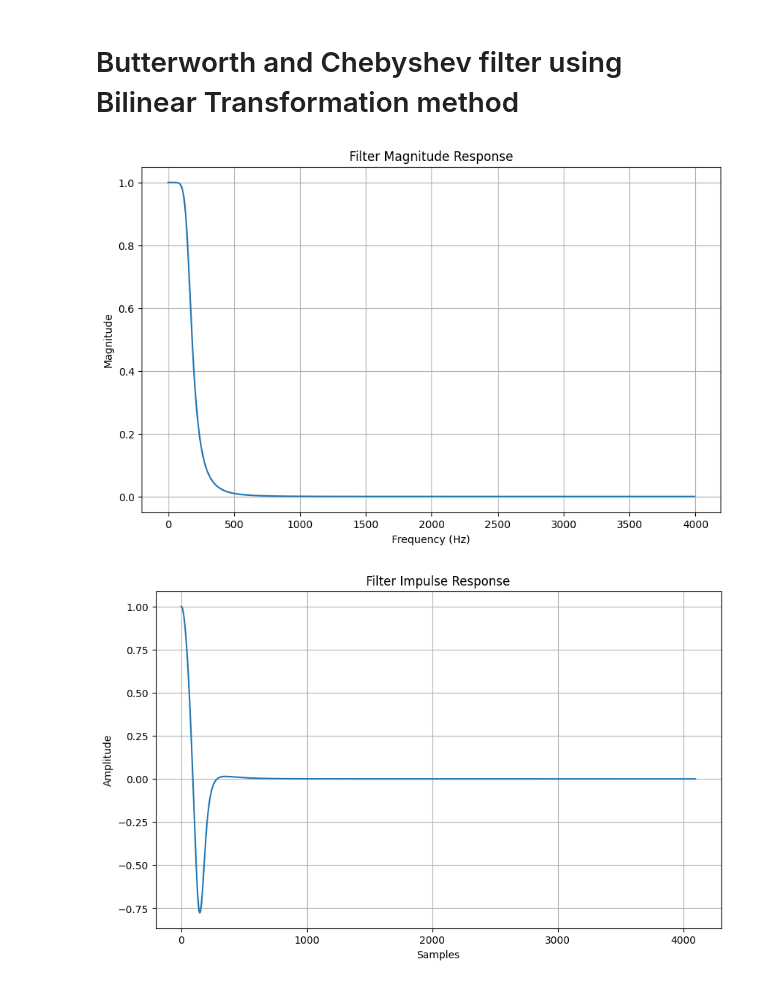
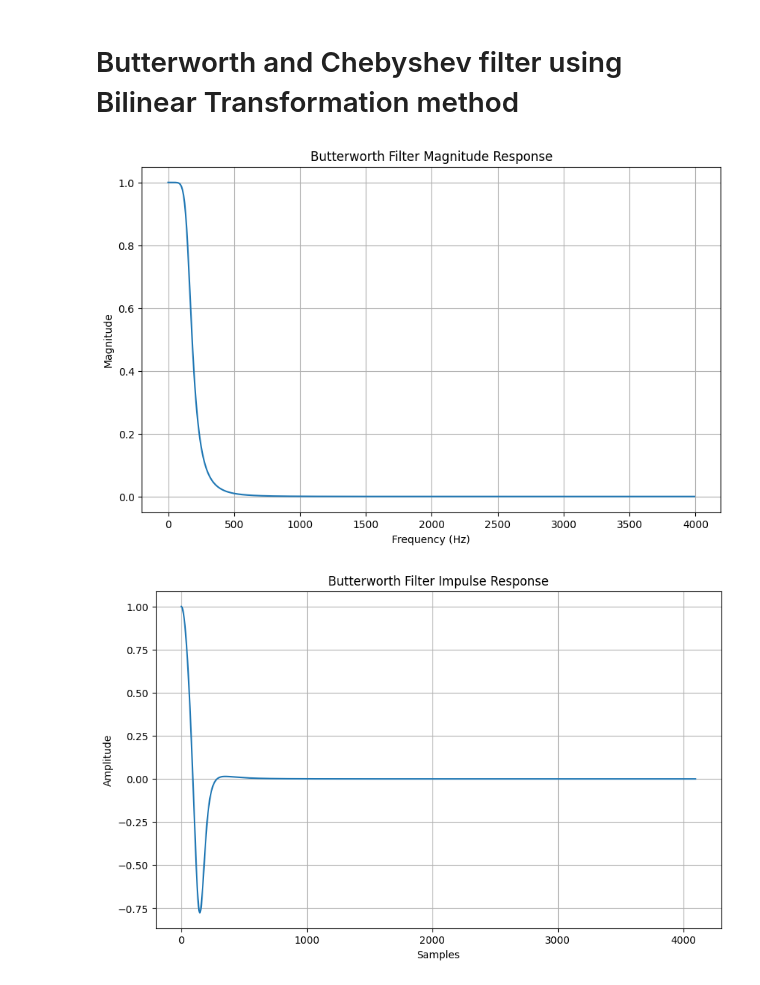
Before and after one commit to Chanevan317/Digital-Signal-and-Image-Processing, a Jupyter notebook: Digital Signal Processing/DSP Experiment 4.ipynb, the cells around one changed output. Saved outputs shown, nothing was run; the diff lists cells and outputs as text; code cells hidden in the pictures.

```diff
--- a/Digital Signal Processing/DSP Experiment 4.ipynb
+++ b/Digital Signal Processing/DSP Experiment 4.ipynb
@@ -23,14 +23,14 @@ def design_chebyshev_filter(filter_order, cutoff_frequency, sampling_frequency,
 
     return digital_b, digital_a
 
-def plot_filter_response(digital_b, digital_a, sampling_frequency):
+def plot_filter_response(digital_b, digital_a, sampling_frequency, filter_name):
     # Compute the frequency response of the filter
     frequency, magnitude_response = freqz(digital_b, digital_a, fs=sampling_frequency)
 
     # Plot the magnitude response
     plt.figure(figsize=(10, 6))
     plt.plot(frequency, np.abs(magnitude_response))
-    plt.title('Filter Magnitude Response')
+    plt.title(f'{filter_name} Filter Magnitude Response')
     plt.xlabel('Frequency (Hz)')
     plt.ylabel('Magnitude')
     plt.grid(True)
@@ -41,35 +41,35 @@ def plot_filter_response(digital_b, digital_a, sampling_frequency):
 
     # Plot the impulse response
     plt.figure(figsize=(10, 6))
     plt.plot(impulse_response)
-    plt.title('Filter Impulse Response')
+    plt.title(f'{filter_name} Filter Impulse Response')
     plt.xlabel('Samples')
     plt.ylabel('Amplitude')
     plt.grid(True)
     plt.show()
 
 # Specify the desired filter specifications
 filter_order = 4  # Filter order
 cutoff_frequency = 1000  # Cutoff frequency in Hz
 sampling_frequency = 8000  # Sampling frequency in Hz
 ripple = 0.5  # Ripple factor for Chebyshev filter
 
 # Design the Butterworth filter
 digital_b, digital_a = design_butterworth_filter(filter_order, cutoff_frequency, sampling_frequency)
 
 # Plot the Butterworth filter's magnitude response and impulse response
-plot_filter_response(digital_b, digital_a, sampling_frequency)
+plot_filter_response(digital_b, digital_a, sampling_frequency, 'Butterworth')
 
 # Design the Chebyshev filter
 digital_b, digital_a = design_chebyshev_filter(filter_order, cutoff_frequency, sampling_frequency, ripple)
 
 # Plot the Chebyshev filter's magnitude response and impulse response
-plot_filter_response(digital_b, digital_a, sampling_frequency)
+plot_filter_response(digital_b, digital_a, sampling_frequency, 'Chebyshev')
 
 # Save the filter coefficients (optional)
 # filter_path = 'filter_coefficients.txt'
 # np.savetxt(filter_path, np.vstack((digital_b, digital_a)), delimiter=',')
 # print(f"Filter coefficients saved at: {filter_path}")
 # %% [output]
-[figure, old version]
+[figure, new version]
-[figure, old version]
+[figure, new version]
```
Also changed, not shown: parts of 3 cells of this notebook, 4 other files.
